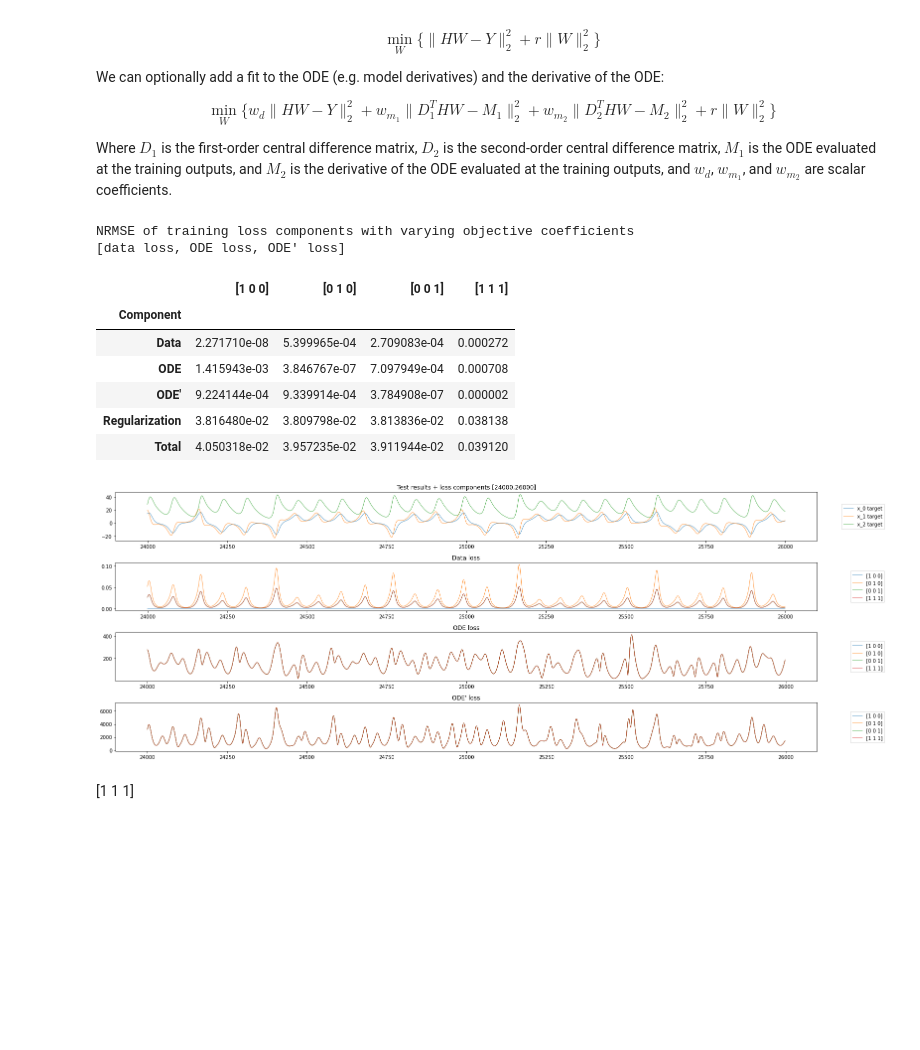
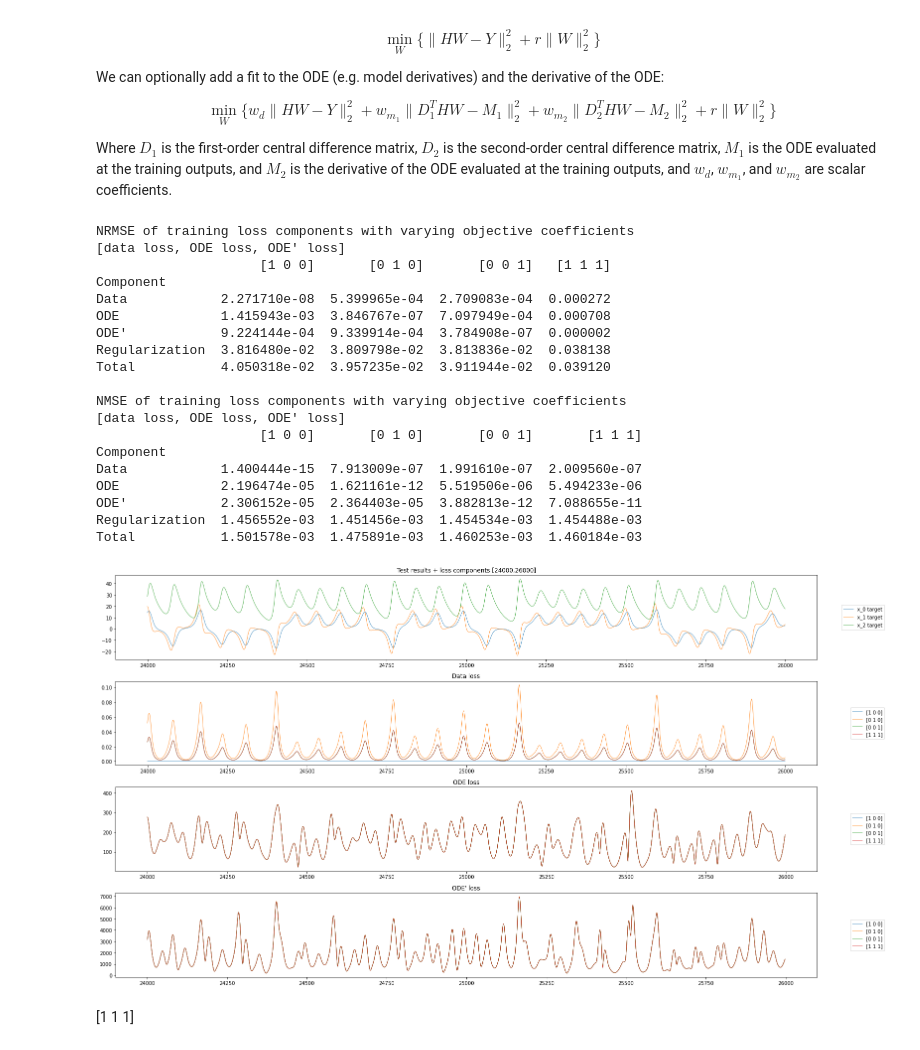
Before and after one commit to samuelhocking/chaotic-ml, a Jupyter notebook: ODE-training.ipynb, the cells around one changed output. Cells and saved outputs as stored; diff of their text form; code cells hidden in the pictures; blank space fills up the shorter version.

Commit message:
add normalized mean square error (NMSE)

```diff
--- a/ODE-training.ipynb
+++ b/ODE-training.ipynb
@@ -95,7 +95,8 @@ loss_weight_arr = np.array([
     # [0,1,1],
     [1,1,1]
 ])
-summary_df = pd.DataFrame()
+summary_df1 = pd.DataFrame()
+summary_df2 = pd.DataFrame()
 model_arr = []
 for x in loss_weight_arr:
     model = NVARModel(k=4, s=4, reg=1e-6, nonlinearFunc=quadraticCombination, hybridCallable=cs, natural_dt=0.01) # k=4 -> 94 "units"
@@ -110,26 +111,42 @@ for x in loss_weight_arr:
         D_ODELossFactor=x[2],
         printResults=False
         )
-    summary_df[np.array2string(x)] = model.training_df['NRMSE']
+    summary_df1[np.array2string(x)] = model.training_df['NRMSE']
+    summary_df2[np.array2string(x)] = model.training_df['NMSE']
     model.test(data, target, test_indices, printResults=False)
     model_arr.append(model)
 print("NRMSE of training loss components with varying objective coefficients")
 print("[data loss, ODE loss, ODE' loss]")
-# print(summary_df)
-summary_df
+print(summary_df1)
+# summary_df1
+print("")
+print("NMSE of training loss components with varying objective coefficients")
+print("[data loss, ODE loss, ODE' loss]")
+print(summary_df2)
+# summary_df2
 # %% [output]
 NRMSE of training loss components with varying objective coefficients
 [data loss, ODE loss, ODE' loss]
+                     [1 0 0]       [0 1 0]       [0 0 1]   [1 1 1]
+Component
+Data            2.271710e-08  5.399965e-04  2.709083e-04  0.000272
+ODE             1.415943e-03  3.846767e-07  7.097949e-04  0.000708
+ODE'            9.224144e-04  9.339914e-04  3.784908e-07  0.000002
+Regularization  3.816480e-02  3.809798e-02  3.813836e-02  0.038138
+Total           4.050318e-02  3.957235e-02  3.911944e-02  0.039120
+
+NMSE of training loss components with varying objective coefficients
+[data loss, ODE loss, ODE' loss]
+                     [1 0 0]       [0 1 0]       [0 0 1]       [1 1 1]
+Component
+Data            1.400444e-15  7.913009e-07  1.991610e-07  2.009560e-07
+ODE             2.196474e-05  1.621161e-12  5.519506e-06  5.494233e-06
+ODE'            2.306152e-05  2.364403e-05  3.882813e-12  7.088655e-11
+Regularization  1.456552e-03  1.451456e-03  1.454534e-03  1.454488e-03
+Total           1.501578e-03  1.475891e-03  1.460253e-03  1.460184e-03
-|  | [1 0 0] | [0 1 0] | [0 0 1] | [1 1 1] |
-| Component |  |  |  |  |
-| Data | 2.271710e-08 | 5.399965e-04 | 2.709083e-04 | 0.000272 |
-| ODE | 1.415943e-03 | 3.846767e-07 | 7.097949e-04 | 0.000708 |
-| ODE' | 9.224144e-04 | 9.339914e-04 | 3.784908e-07 | 0.000002 |
-| Regularization | 3.816480e-02 | 3.809798e-02 | 3.813836e-02 | 0.038138 |
-| Total | 4.050318e-02 | 3.957235e-02 | 3.911944e-02 | 0.039120 |
 # %%
 testTarget = target
-figsize=(22,8)
+figsize=(22,12)
 t0 = test_start
 t_forward = 2000
 tf = test_start + t_forward
@@ -142,34 +159,34 @@ pred_ddxx_arr = []
 for model in model_arr:
     D1 = firstCentralDiffMatrix(len(model.test_out), model.natural_dt)
     D2 = secondCentralDiffMatrix(len(model.test_out), model.natural_dt)
     pred_dx = D1.T @ model.test_out
     pred_ddxx = D2.T @ model.test_out
     pred_dx_arr.append(pred_dx)
     pred_ddxx_arr.append(pred_ddxx)
 
 fig, axs = plt.subplots(4, figsize=figsize)
 labels = [f'x_{i}' for i in range(testTarget.shape[1])]
 for i in range(len(labels)):
     axs[0].plot(np.arange(t0,t0+t_forward), testTarget[t0:t0+t_forward,i], linewidth=0.75, label=f'{labels[i]} target')
 for i in range(len(loss_weight_arr)):
     model = model_arr[i]
     pred_dx = pred_dx_arr[i]
     pred_ddxx = pred_ddxx_arr[i]
     axs[1].plot(np.arange(t0,t0+t_forward), [np.linalg.norm(model.test_out[i]-testTarget[t0+i]) for i in range(t_forward)], linewidth=0.75, label=f'{loss_weight_arr[i]}')
     axs[2].plot(np.arange(t0+1,t0+t_forward-1), [np.linalg.norm(pred_dx[i]-model_dx[i]) for i in range(t_forward-2)], linewidth=0.75, label=f'{loss_weight_arr[i]}')
     axs[3].plot(np.arange(t0+1,t0+t_forward-1), [np.linalg.norm(pred_ddxx[i]-model_ddxx[i]) for i in range(t_forward-2)], linewidth=0.75, label=f'{loss_weight_arr[i]}')
 axs[0].legend(loc="right", ncol=1, bbox_to_anchor=(1.1,0.5))
 axs[1].legend(loc="right", ncol=1, bbox_to_anchor=(1.1,0.5))
 axs[2].legend(loc="right", ncol=1, bbox_to_anchor=(1.1,0.5))
 axs[3].legend(loc="right", ncol=1, bbox_to_anchor=(1.1,0.5))
 axs[0].set_title(f'Test results + loss components [{t0},{t0+t_forward}]')
 axs[1].set_title(f'Data loss')
 axs[2].set_title(f'ODE loss')
 axs[3].set_title(f"ODE' loss")
 fig.tight_layout()
 plt.show()
 # %% [output]
-[figure, old version]
+[figure, new version]
 # %% [markdown]
 [1 1 1]
 # %%
```
Also changed, not shown: parts of 12 cells of this notebook, 2 other files.
